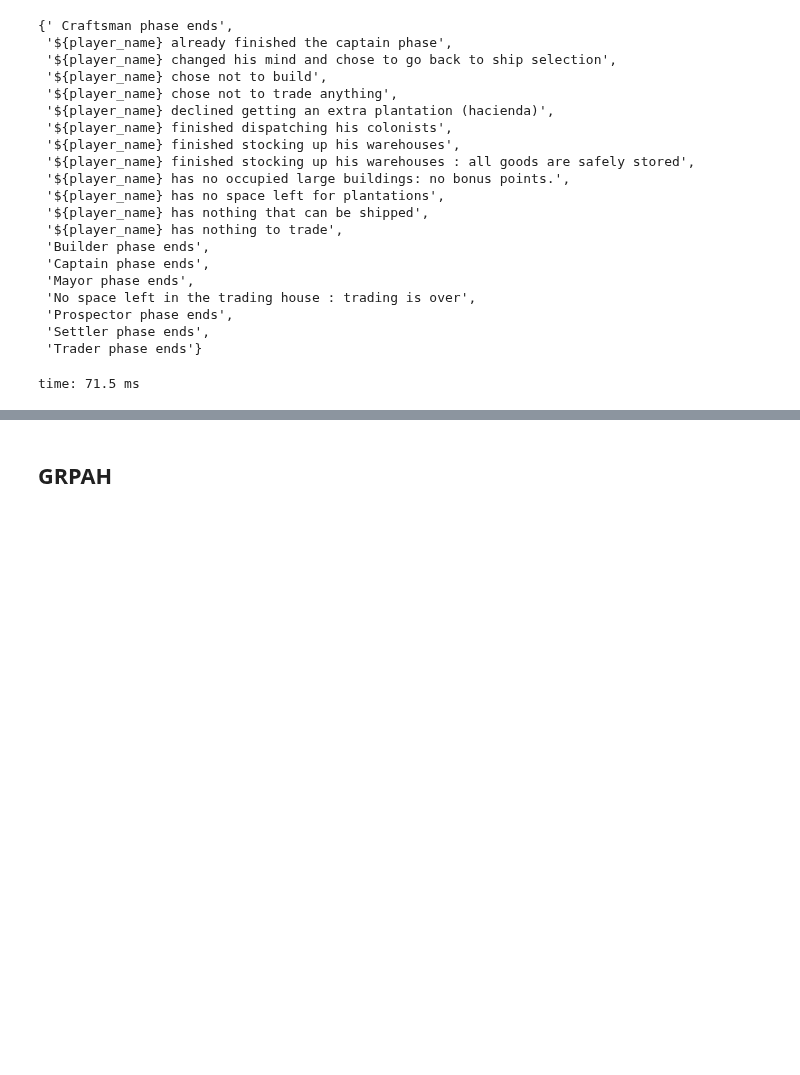
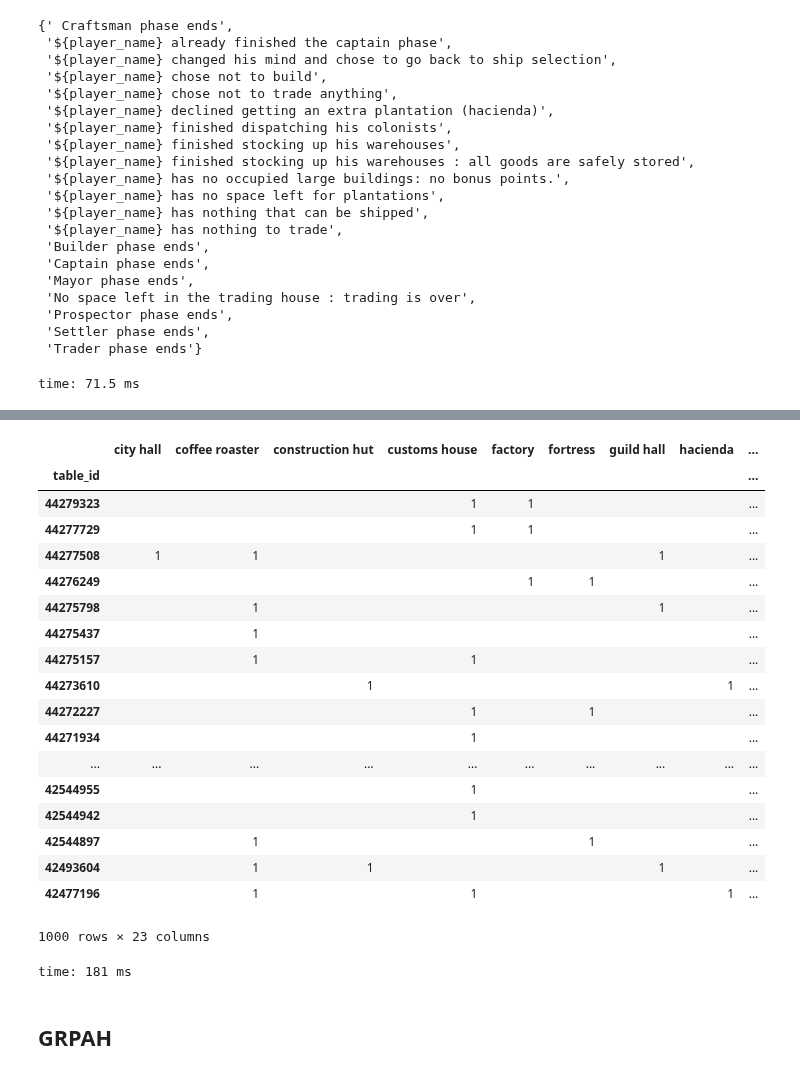
Before and after one commit to xiwix/binder, a Jupyter notebook: bga.puertorico.analyze.ipynb, the cells around one changed output, grey strips where cells are left out. Drawn from its saved outputs; the diff is of its cells as text; code cells hidden in the pictures; blank space fills up the shorter version.

```diff
--- a/bga.puertorico.analyze.ipynb
+++ b/bga.puertorico.analyze.ipynb
@@ -406,3 +428,27 @@ pprint(buildings[:5], width=200)
+# %%
+data = [{'table_id':b['table_id'], **collections.Counter(b['buildings'][b['rank']['1']])} for b in buildings]
+pd.DataFrame(data).set_index('table_id').fillna('')
+# %% [output]
+|  | city hall | coffee roaster | construction hut | customs house | factory | fortress | guild hall | hacienda | ... |
+| table_id |  |  |  |  |  |  |  |  | ... |
+| 44279323 |  |  |  | 1 | 1 |  |  |  | ... |
+| 44277729 |  |  |  | 1 | 1 |  |  |  | ... |
+| 44277508 | 1 | 1 |  |  |  |  | 1 |  | ... |
+| 44276249 |  |  |  |  | 1 | 1 |  |  | ... |
+| 44275798 |  | 1 |  |  |  |  | 1 |  | ... |
+| 44275437 |  | 1 |  |  |  |  |  |  | ... |
+| 44275157 |  | 1 |  | 1 |  |  |  |  | ... |
+| 44273610 |  |  | 1 |  |  |  |  | 1 | ... |
+| 44272227 |  |  |  | 1 |  | 1 |  |  | ... |
+| 44271934 |  |  |  | 1 |  |  |  |  | ... |
+| ... | ... | ... | ... | ... | ... | ... | ... | ... | ... |
+| 42544955 |  |  |  | 1 |  |  |  |  | ... |
+| 42544942 |  |  |  | 1 |  |  |  |  | ... |
+| 42544897 |  | 1 |  |  |  | 1 |  |  | ... |
+| 42493604 |  | 1 | 1 |  |  |  | 1 |  | ... |
+| 42477196 |  | 1 |  | 1 |  |  |  | 1 | ... |
+1000 rows × 23 columns
+time: 181 ms
 # %% [markdown]
 ## GRPAH
 # %%
```
Also changed, not shown: parts of 3 cells of this notebook.
